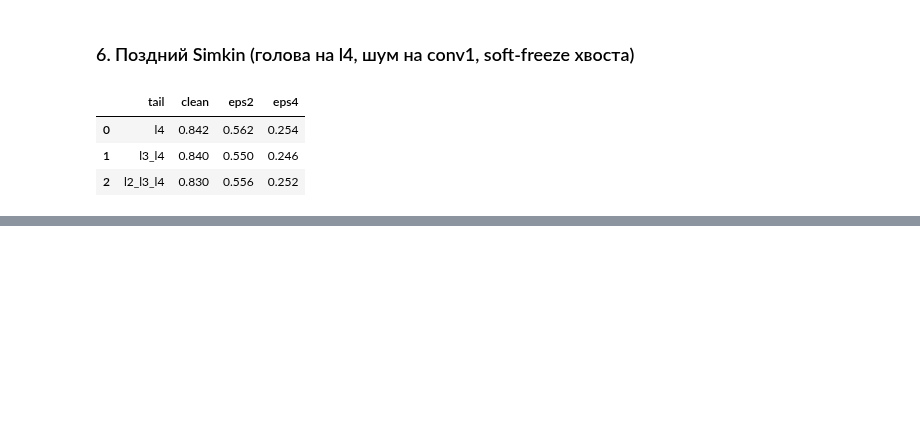
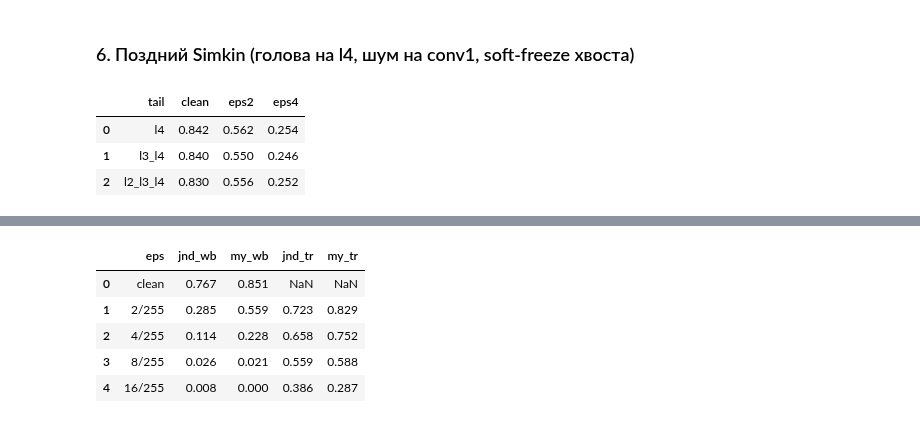
Before and after one commit to tarakanov517/CV_JND_based_approach, a Jupyter notebook: notebooks/compare_experiments.ipynb, the cells around one changed output, grey strips where cells are left out. Cells and saved outputs as stored; diff of their text form; code cells hidden in the pictures; blank space fills up the shorter version.

```diff
--- a/notebooks/compare_experiments.ipynb
+++ b/notebooks/compare_experiments.ipynb
@@ -373,0 +441,16 @@ late
+# %%
+jnd_cmp = pd.DataFrame([
+    dict(eps='clean',  jnd_wb=0.767, my_wb=0.851, jnd_tr=None,  my_tr=None),
+    dict(eps='2/255',  jnd_wb=0.285, my_wb=0.559, jnd_tr=0.723, my_tr=0.829),
+    dict(eps='4/255',  jnd_wb=0.114, my_wb=0.228, jnd_tr=0.658, my_tr=0.752),
+    dict(eps='8/255',  jnd_wb=0.026, my_wb=0.021, jnd_tr=0.559, my_tr=0.588),
+    dict(eps='16/255', jnd_wb=0.008, my_wb=0.000, jnd_tr=0.386, my_tr=0.287),
+])
+jnd_cmp
+# %% [output]
+|  | eps | jnd_wb | my_wb | jnd_tr | my_tr |
+| 0 | clean | 0.767 | 0.851 | NaN | NaN |
+| 1 | 2/255 | 0.285 | 0.559 | 0.723 | 0.829 |
+| 2 | 4/255 | 0.114 | 0.228 | 0.658 | 0.752 |
+| 3 | 8/255 | 0.026 | 0.021 | 0.559 | 0.588 |
+| 4 | 16/255 | 0.008 | 0.000 | 0.386 | 0.287 |
```
Also changed, not shown: parts of 10 cells of this notebook.
